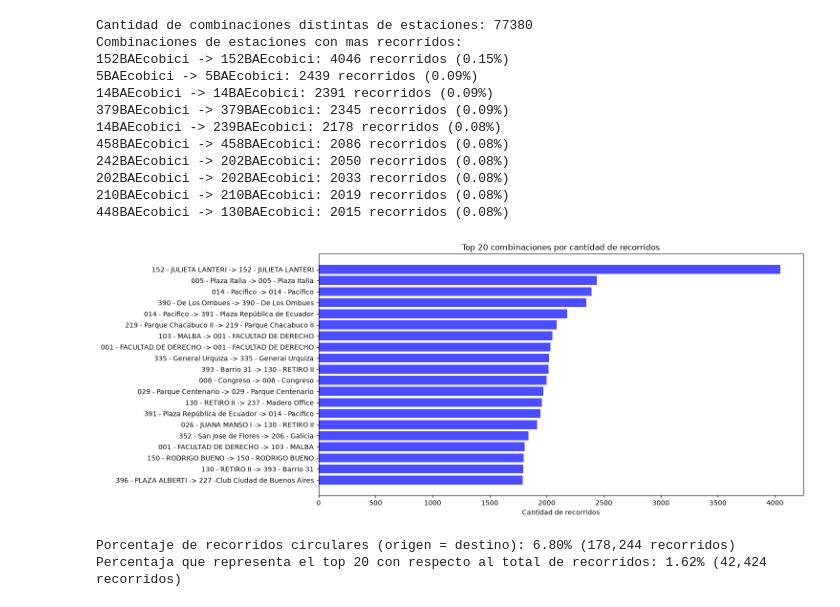
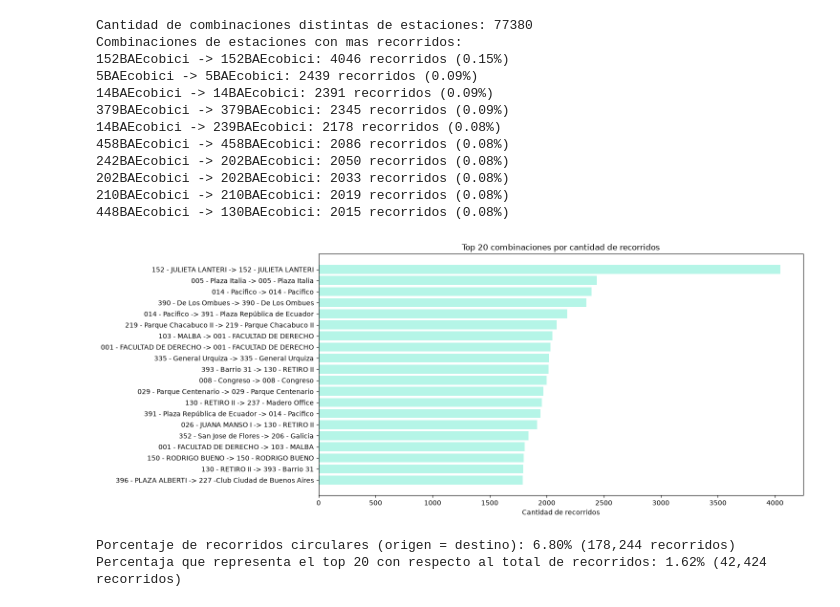
Before and after one commit to brigere/data-anlysis-ceia, a Jupyter notebook: tp_final_2026.ipynb, the cells around one changed output. Saved outputs shown, nothing was run; the diff lists cells and outputs as text; code cells hidden in the pictures.

```diff
--- a/tp_final_2026.ipynb
+++ b/tp_final_2026.ipynb
@@ -630,21 +630,21 @@ Combinaciones de estaciones con mas recorridos:
 # %%
 # Graficamos la cantidad de recorridos por combinación origen -> destino (top 20)
 top_n = 20
 top_combinaciones = combinaciones_estaciones_counter.head(top_n)
 # etiqueta "origen -> destino" con nombres (reutiliza `nombres` de la celda anterior)
 # algunas estaciones solo aparecen como destino, en ese caso se usa el id
 etiquetas = [f"{nombres.get(origen, origen)} -> {nombres.get(destino, destino)}" for origen, destino in top_combinaciones.index]
 
 fig, ax = plt.subplots(figsize=(15, 6))
 
-ax.barh(etiquetas[::-1], top_combinaciones.values[::-1], color="blue", alpha=0.7)
+ax.barh(etiquetas[::-1], top_combinaciones.values[::-1], color="#96f1de", alpha=0.7)
 ax.set_title(f"Top {top_n} combinaciones por cantidad de recorridos")
 ax.set_xlabel("Cantidad de recorridos")
 
 plt.tight_layout()
 plt.show()
 # %% [output]
-[figure, old version]
+[figure, new version]
 # %%
 # calcular porcentaje de recorridos circulares (origen = destino)
 # origen y destino son categóricas con categorías distintas, por lo que se comparan como texto
```
Also changed, not shown: parts of 20 cells of this notebook, 2 other files.
